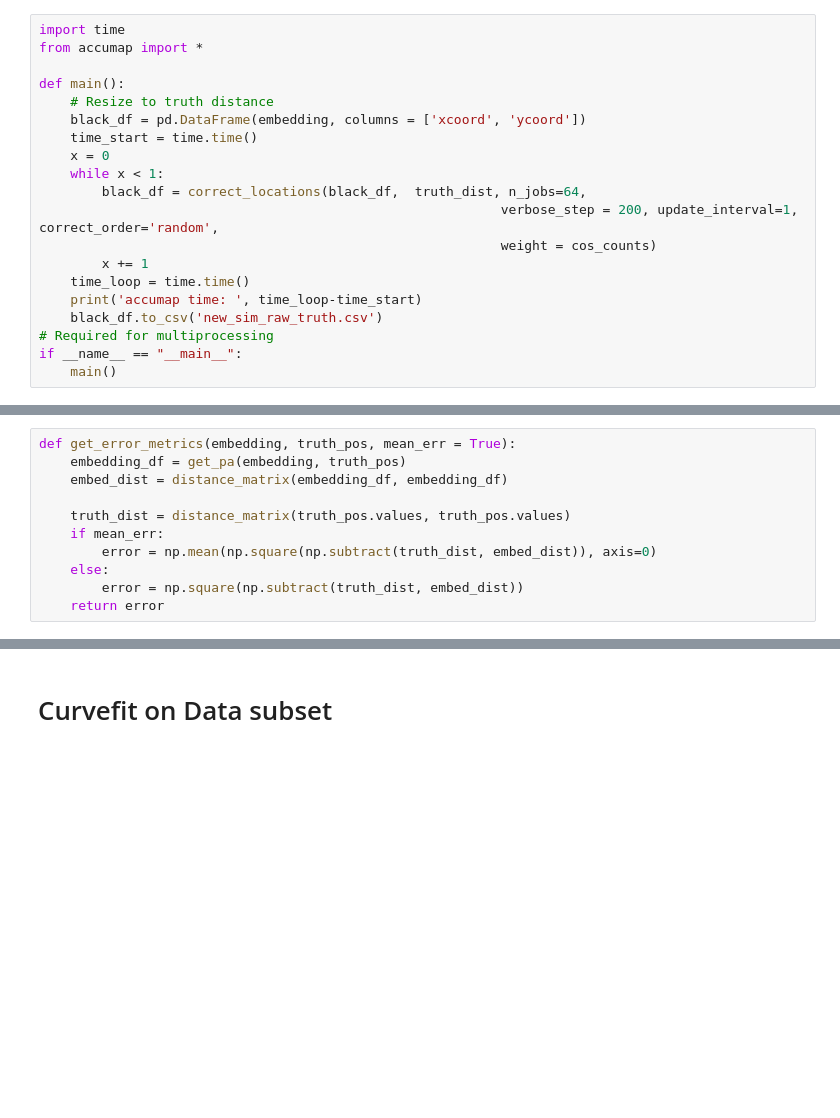
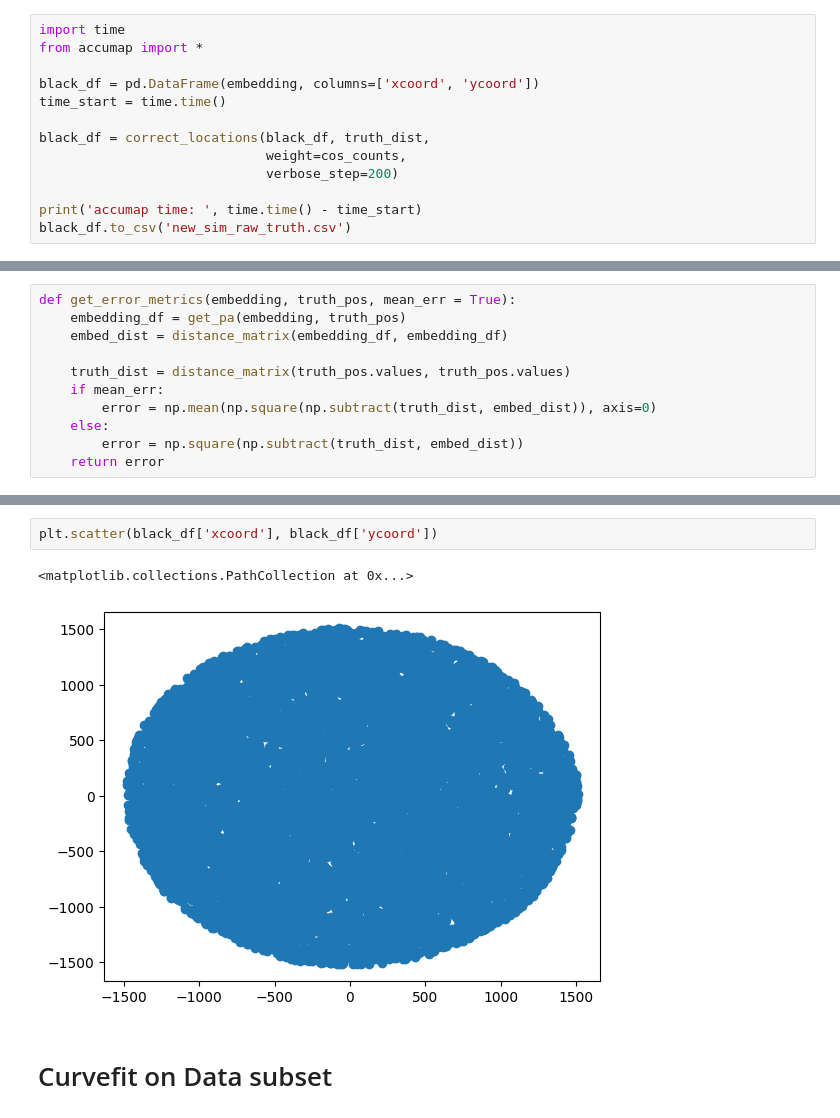
Before and after one commit to pachterlab/OP_2025_2, a Jupyter notebook: analysis_scripts/New_Simulation.ipynb, the cells around one changed output, grey strips where cells are left out. Drawn from its saved outputs; the diff is of its cells as text; blank space fills up the shorter version.

```diff
--- a/analysis_scripts/New_Simulation.ipynb
+++ b/analysis_scripts/New_Simulation.ipynb
@@ -183,20 +214,13 @@ array([[-1110.68742846,  -641.06753936],
 import time
 from accumap import *
 
-def main():
-    # Resize to truth distance
-    black_df = pd.DataFrame(embedding, columns = ['xcoord', 'ycoord'])
-    time_start = time.time()
-    x = 0
-    while x < 1:
-        black_df = correct_locations(black_df,  truth_dist, n_jobs=64,
-                                                           verbose_step = 200, update_interval=1, correct_order='random',
-                                                           weight = cos_counts)
-        x += 1
-    time_loop = time.time()
-    print('accumap time: ', time_loop-time_start)
-    black_df.to_csv('new_sim_raw_truth.csv')
-# Required for multiprocessing
-if __name__ == "__main__":
-    main()
+black_df = pd.DataFrame(embedding, columns=['xcoord', 'ycoord'])
+time_start = time.time()
+
+black_df = correct_locations(black_df, truth_dist,
+                             weight=cos_counts,
+                             verbose_step=200)
+
+print('accumap time: ', time.time() - time_start)
+black_df.to_csv('new_sim_raw_truth.csv')
 # %% [output]
@@ -412,4 +438,9 @@ UMAP Embedding                 262.878519
 Name: error, dtype: float64
+# %%
+plt.scatter(black_df['xcoord'], black_df['ycoord'])
+# %% [output]
+<matplotlib.collections.PathCollection at 0x...>
+[figure, added]
 # %% [markdown]
 # Curvefit on Data subset
 # %%
```
Also changed, not shown: parts of 26 cells of this notebook, 9 other files.
